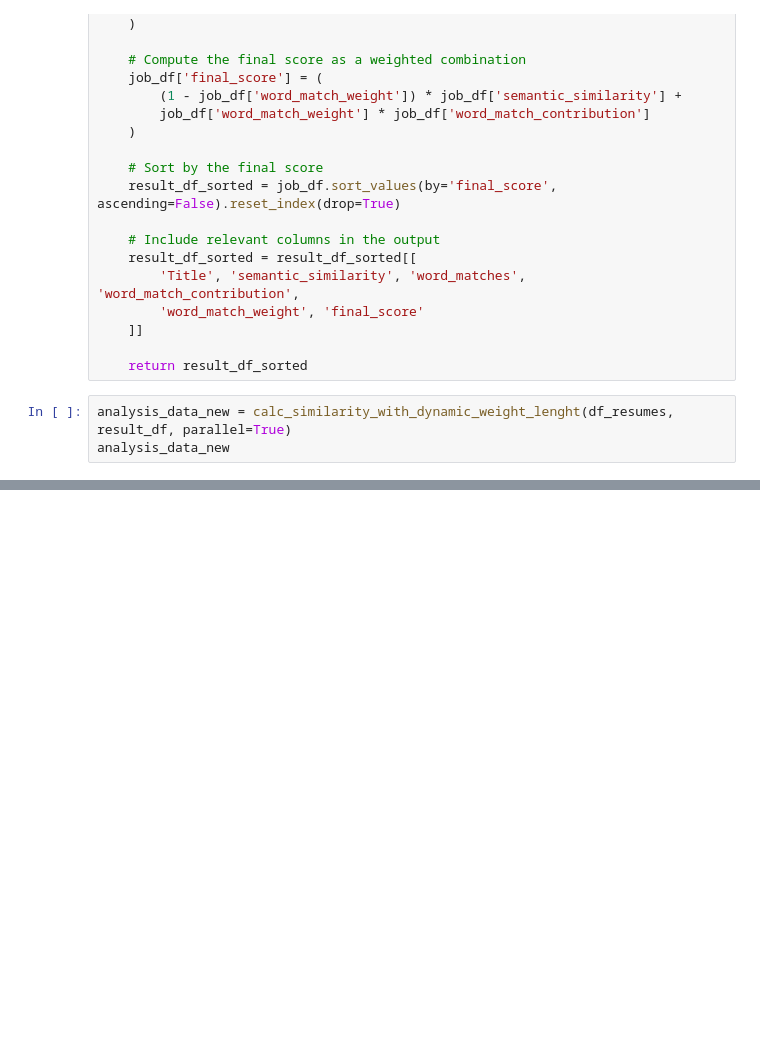
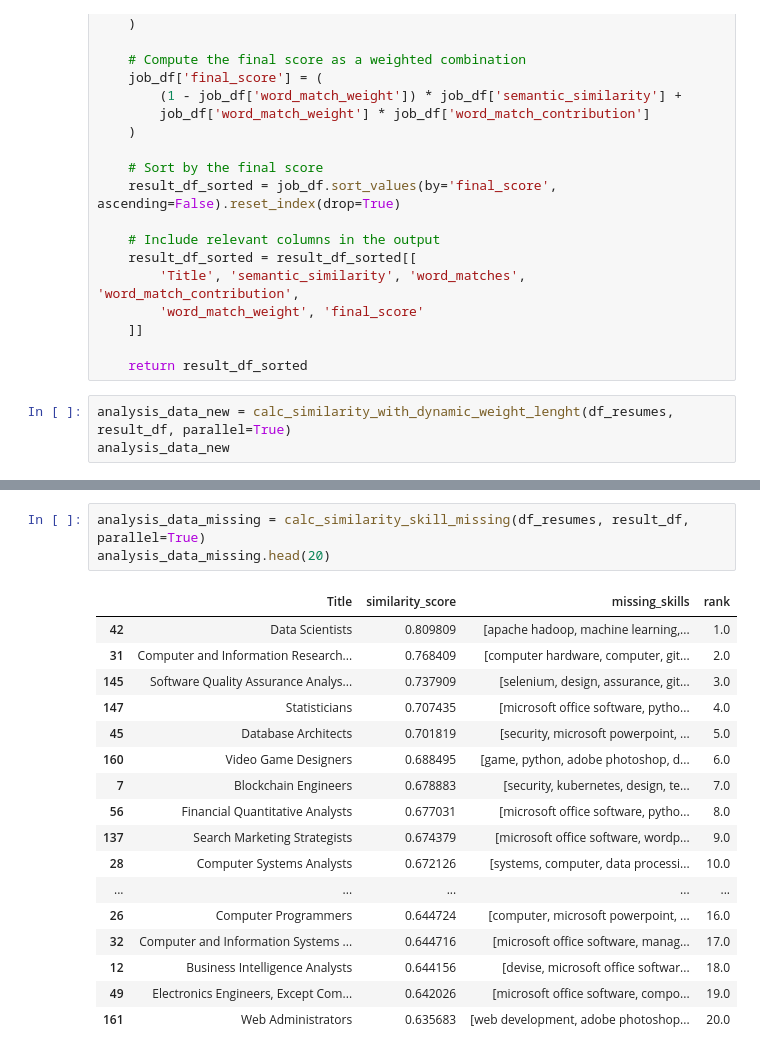
Before and after one commit to victorbjorsvik/workproject_matching_algo, a Jupyter notebook: similairty_calculation.ipynb, the cells around one changed output, grey strips where cells are left out. Cells and saved outputs as stored; diff of their text form; blank space fills up the shorter version.

```diff
--- a/similairty_calculation.ipynb
+++ b/similairty_calculation.ipynb
@@ -1603,0 +2135,21 @@ analysis_data_new
+# %%
+analysis_data_missing = calc_similarity_skill_missing(df_resumes, result_df, parallel=True)
+analysis_data_missing.head(20)
+# %% [output]
+|  | Title | similarity_score | missing_skills | rank |
+| 42 | Data Scientists | 0.809809 | [apache hadoop, machine learning,... | 1.0 |
+| 31 | Computer and Information Research... | 0.768409 | [computer hardware, computer, git... | 2.0 |
+| 145 | Software Quality Assurance Analys... | 0.737909 | [selenium, design, assurance, git... | 3.0 |
+| 147 | Statisticians | 0.707435 | [microsoft office software, pytho... | 4.0 |
+| 45 | Database Architects | 0.701819 | [security, microsoft powerpoint, ... | 5.0 |
+| 160 | Video Game Designers | 0.688495 | [game, python, adobe photoshop, d... | 6.0 |
+| 7 | Blockchain Engineers | 0.678883 | [security, kubernetes, design, te... | 7.0 |
+| 56 | Financial Quantitative Analysts | 0.677031 | [microsoft office software, pytho... | 8.0 |
+| 137 | Search Marketing Strategists | 0.674379 | [microsoft office software, wordp... | 9.0 |
+| 28 | Computer Systems Analysts | 0.672126 | [systems, computer, data processi... | 10.0 |
+| ... | ... | ... | ... | ... |
+| 26 | Computer Programmers | 0.644724 | [computer, microsoft powerpoint, ... | 16.0 |
+| 32 | Computer and Information Systems ... | 0.644716 | [microsoft office software, manag... | 17.0 |
+| 12 | Business Intelligence Analysts | 0.644156 | [devise, microsoft office softwar... | 18.0 |
+| 49 | Electronics Engineers, Except Com... | 0.642026 | [microsoft office software, compo... | 19.0 |
+| 161 | Web Administrators | 0.635683 | [web development, adobe photoshop... | 20.0 |
```
Also changed, not shown: parts of 33 cells of this notebook, 2 other files.
